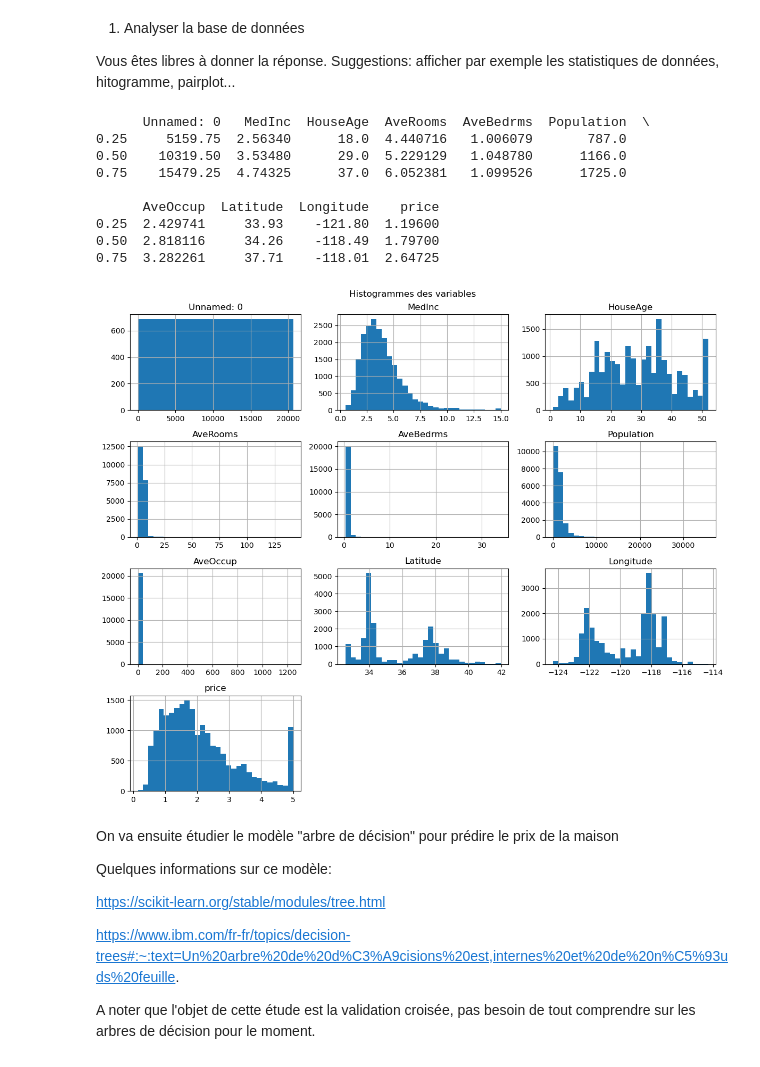
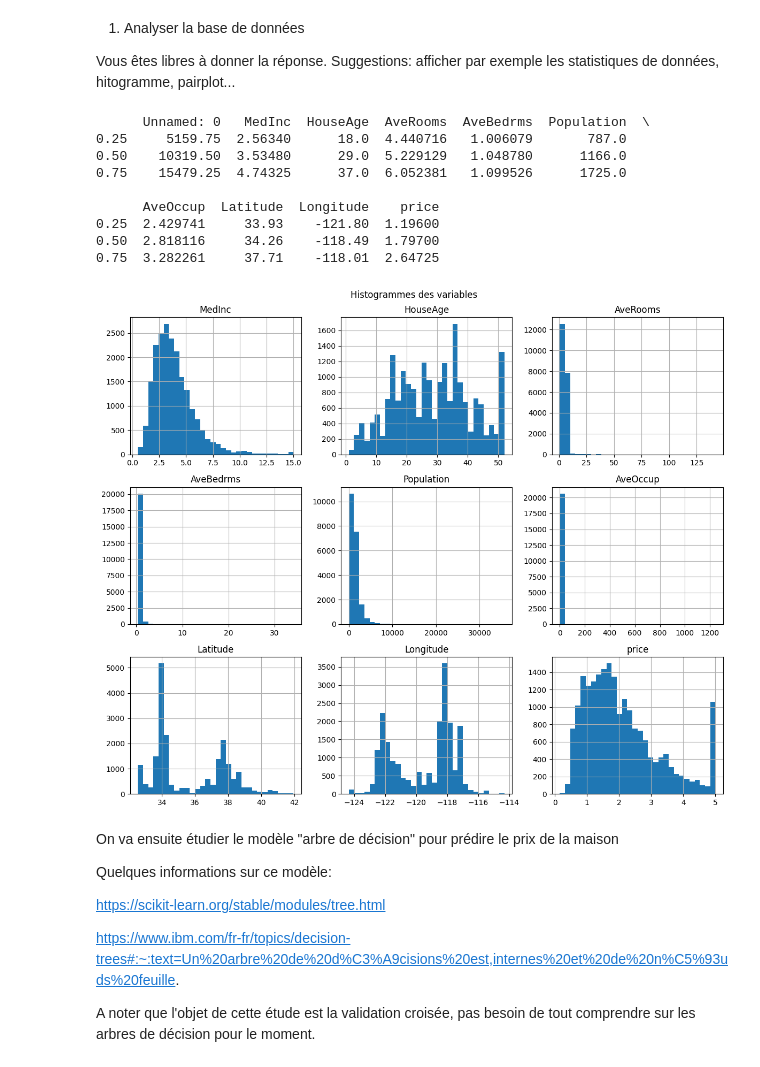
Before and after one commit to baunilhamarga/ei-climat, a Jupyter notebook: support-files/Etudes_EI_ST4/etude5_cross_validation/Etude5_cross-validation.ipynb, the cells around one changed output. Cells and saved outputs as stored; diff of their text form; code cells hidden in the pictures.

```diff
--- a/support-files/Etudes_EI_ST4/etude5_cross_validation/Etude5_cross-validation.ipynb
+++ b/support-files/Etudes_EI_ST4/etude5_cross_validation/Etude5_cross-validation.ipynb
@@ -70,21 +70,21 @@ It can be downloaded/loaded using the
 Vous êtes libres à donner la réponse. Suggestions: afficher par exemple les statistiques de données, hitogramme, pairplot...
 # %%
 print(df.quantile([0.25, 0.5, 0.75]))
-df.hist(figsize=(12, 10), bins=30)
+df.iloc[:, 1:].hist(figsize=(12, 10), bins=30)
 plt.suptitle("Histogrammes des variables")
 plt.tight_layout()
 plt.show()
 # %% [output]
       Unnamed: 0   MedInc  HouseAge  AveRooms  AveBedrms  Population  \
 0.25     5159.75  2.56340      18.0  4.440716   1.006079       787.0
 0.50    10319.50  3.53480      29.0  5.229129   1.048780      1166.0
 0.75    15479.25  4.74325      37.0  6.052381   1.099526      1725.0
 
       AveOccup  Latitude  Longitude    price
 0.25  2.429741     33.93    -121.80  1.19600
 0.50  2.818116     34.26    -118.49  1.79700
 0.75  3.282261     37.71    -118.01  2.64725
-[figure, old version]
+[figure, new version]
 # %% [markdown]
 On va ensuite étudier le modèle "arbre de décision" pour prédire le prix de la maison
 
```
Also changed, not shown: parts of 5 cells of this notebook.
